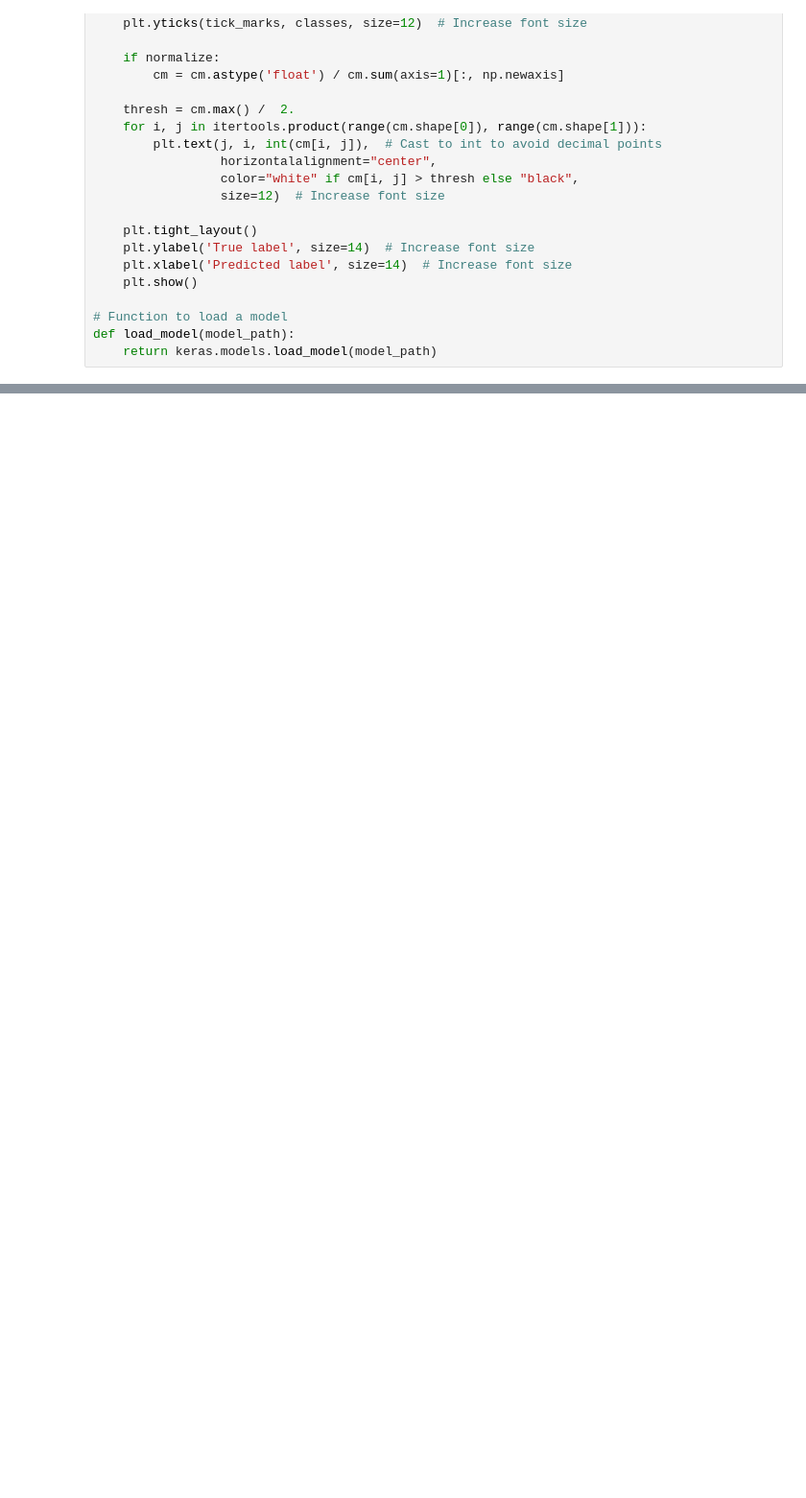
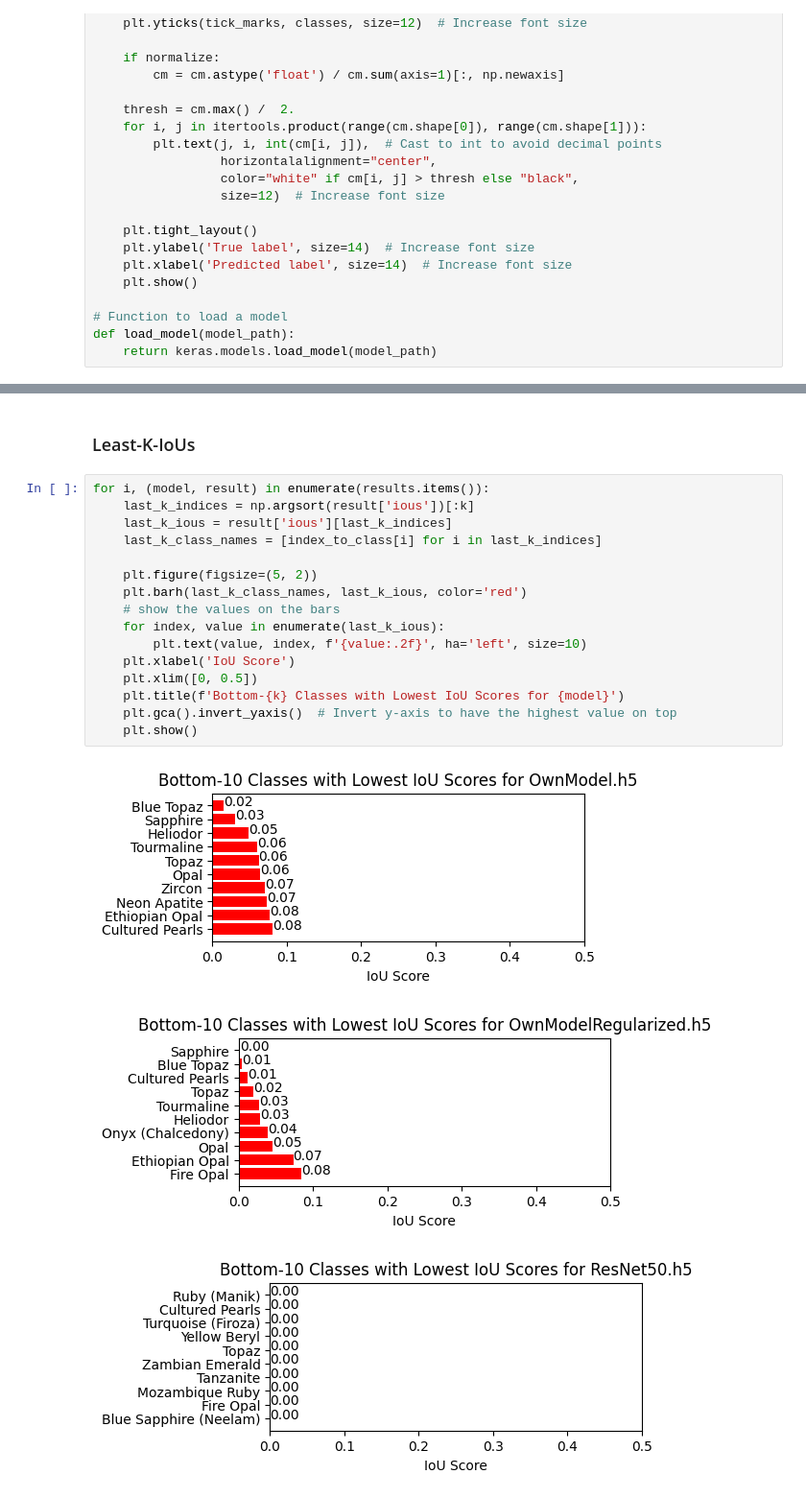
Before and after one commit to stedavkle/gemstone-classifier, a Jupyter notebook: src/04_Model_Evaluation.ipynb, the cells around one changed output, grey strips where cells are left out. Shown at 96% size. Cells and saved outputs as stored; diff of their text form; blank space fills up the shorter version.

```diff
--- a/src/04_Model_Evaluation.ipynb
+++ b/src/04_Model_Evaluation.ipynb
@@ -255,0 +360,22 @@ F1 Score: 0.000
+# %% [markdown]
+### Least-K-IoUs
+# %%
+for i, (model, result) in enumerate(results.items()):
+    last_k_indices = np.argsort(result['ious'])[:k]
+    last_k_ious = result['ious'][last_k_indices]
+    last_k_class_names = [index_to_class[i] for i in last_k_indices]
+
+    plt.figure(figsize=(5, 2))
+    plt.barh(last_k_class_names, last_k_ious, color='red')
+    # show the values on the bars
+    for index, value in enumerate(last_k_ious):
+        plt.text(value, index, f'{value:.2f}', ha='left', size=10)
+    plt.xlabel('IoU Score')
+    plt.xlim([0, 0.5])
+    plt.title(f'Bottom-{k} Classes with Lowest IoU Scores for {model}')
+    plt.gca().invert_yaxis()  # Invert y-axis to have the highest value on top
+    plt.show()
+# %% [output]
+[figure, added]
+[figure, added]
+[figure, added]
```
Also changed, not shown: parts of 24 cells of this notebook, 3 other files.
